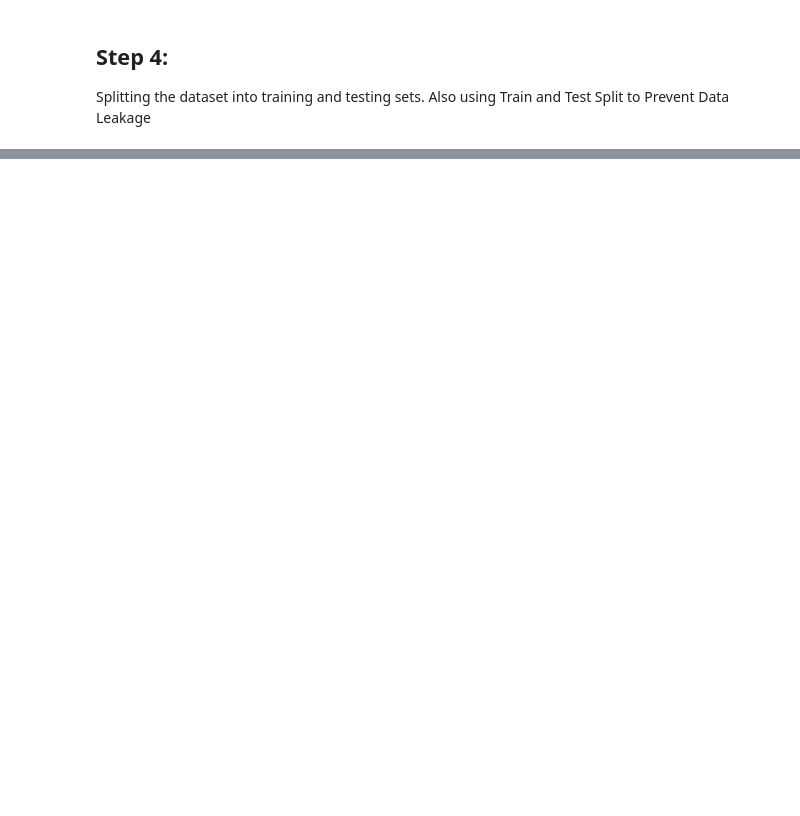
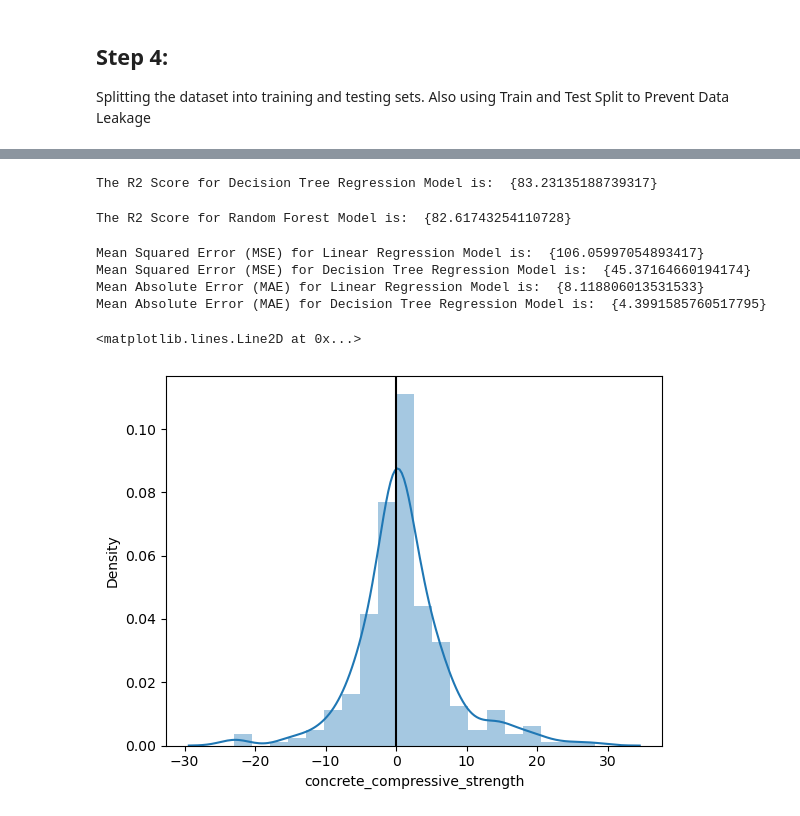
Before and after one commit to vinnithakur/CementCompositeStrength_PredictionModel, a Jupyter notebook: model.ipynb, the cells around one changed output, grey strips where cells are left out. Cells and saved outputs as stored; diff of their text form; code cells hidden in the pictures; blank space fills up the shorter version.

```diff
--- a/model.ipynb
+++ b/model.ipynb
@@ -192,0 +253,56 @@ r2_score_LR
+# %%
+# Decision Tree Regression
+
+
+from sklearn.tree import DecisionTreeRegressor
+
+DT = DecisionTreeRegressor()
+DT.fit(X_train, y_train)
+y_pred_DT = DT.predict(X_test)
+
+r2_score_DT = r2_score(y_test, y_pred_DT)
+
+print(f'The R2 Score for Decision Tree Regression Model is: ', {r2_score_DT * 100})
+# %% [output]
+The R2 Score for Decision Tree Regression Model is:  {83.23135188739317}
+# %%
+# Random Forest Regression
+
+
+from sklearn.ensemble import RandomForestRegressor
+
+RF = DecisionTreeRegressor()
+RF.fit(X_train, y_train)
+y_pred_RF = RF.predict(X_test)
+
+r2_score_RF = r2_score(y_test, y_pred_RF)
+
+print(f'The R2 Score for Random Forest Model is: ', {r2_score_RF * 100})
+# %% [output]
+The R2 Score for Random Forest Model is:  {82.61743254110728}
+# %%
+# Checking the Model Performance
+
+mse_LR = mean_squared_error(y_test, y_pred_LR)
+mse_DT = mean_squared_error(y_test, y_pred_DT)
+
+mae_LR = mean_absolute_error(y_test, y_pred_LR)
+mae_DT = mean_absolute_error(y_test, y_pred_DT)
+
+print(f'Mean Squared Error (MSE) for Linear Regression Model is: ', {mse_LR})
+print(f'Mean Squared Error (MSE) for Decision Tree Regression Model is: ', {mse_DT})
+print(f'Mean Absolute Error (MAE) for Linear Regression Model is: ', {mae_LR})
+print(f'Mean Absolute Error (MAE) for Decision Tree Regression Model is: ', {mae_DT})
+# %% [output]
+Mean Squared Error (MSE) for Linear Regression Model is:  {106.05997054893417}
+Mean Squared Error (MSE) for Decision Tree Regression Model is:  {45.37164660194174}
+Mean Absolute Error (MAE) for Linear Regression Model is:  {8.118806013531533}
+Mean Absolute Error (MAE) for Decision Tree Regression Model is:  {4.3991585760517795}
+# %%
+# For Decision Tree Model
+
+sns.distplot(y_test - y_pred_DT,bins =20)
+plt.axvline(x=0, color='k')
+# %% [output]
+<matplotlib.lines.Line2D at 0x...>
+[figure, added]
```
Also changed, not shown: parts of 15 cells of this notebook.
